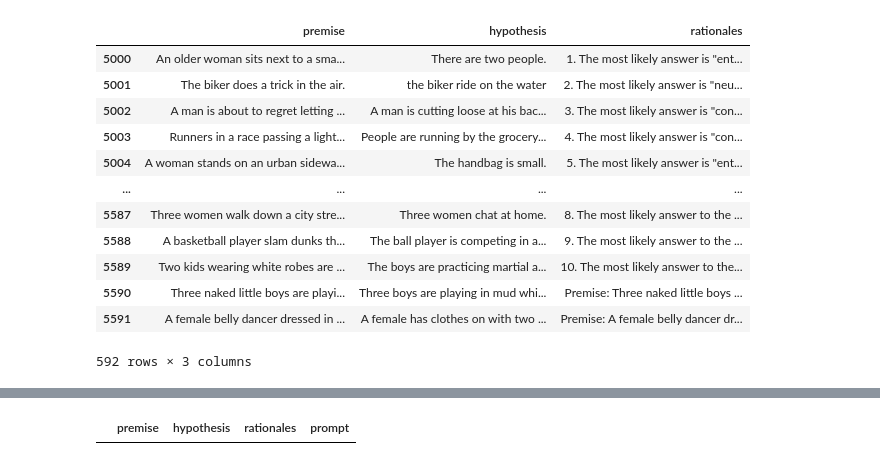
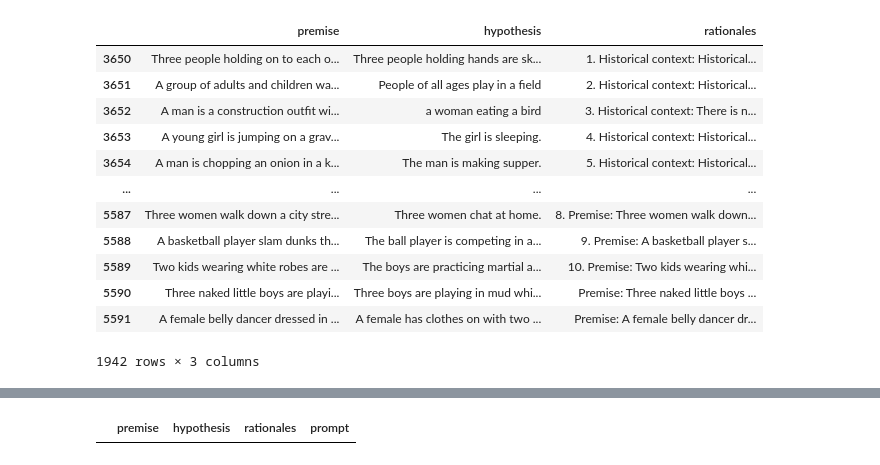
Before and after one commit to huypham1103/distilling-step-by-step, a Jupyter notebook: [API] dataset/handle.ipynb, the cells around one changed output, grey strips where cells are left out. Drawn from its saved outputs; the diff is of its cells as text; code cells hidden in the pictures.

Commit message:
monday with complete historical data

```diff
--- a/[API] dataset/handle.ipynb
+++ b/[API] dataset/handle.ipynb
@@ -21,20 +21,20 @@ csv_1
 # %%
-csv_2 = pd.read_csv('Comparative2.csv', index_col=0, sep='|')
+csv_2 = pd.read_csv('Historical2.csv', index_col=0, sep='|')
 csv_2
 # %% [output]
 |  | premise | hypothesis | rationales |
-| 5000 | An older woman sits next to a sma... | There are two people. | 1. The most likely answer is "ent... |
-| 5001 | The biker does a trick in the air. | the biker ride on the water | 2. The most likely answer is "neu... |
-| 5002 | A man is about to regret letting ... | A man is cutting loose at his bac... | 3. The most likely answer is "con... |
-| 5003 | Runners in a race passing a light... | People are running by the grocery... | 4. The most likely answer is "con... |
-| 5004 | A woman stands on an urban sidewa... | The handbag is small. | 5. The most likely answer is "ent... |
+| 3650 | Three people holding on to each o... | Three people holding hands are sk... | 1. Historical context: Historical... |
+| 3651 | A group of adults and children wa... | People of all ages play in a field | 2. Historical context: Historical... |
+| 3652 | A man is a construction outfit wi... | a woman eating a bird | 3. Historical context: There is n... |
+| 3653 | A young girl is jumping on a grav... | The girl is sleeping. | 4. Historical context: Historical... |
+| 3654 | A man is chopping an onion in a k... | The man is making supper. | 5. Historical context: Historical... |
 | ... | ... | ... | ... |
-| 5587 | Three women walk down a city stre... | Three women chat at home. | 8. The most likely answer to the ... |
-| 5588 | A basketball player slam dunks th... | The ball player is competing in a... | 9. The most likely answer to the ... |
-| 5589 | Two kids wearing white robes are ... | The boys are practicing martial a... | 10. The most likely answer to the... |
+| 5587 | Three women walk down a city stre... | Three women chat at home. | 8. Premise: Three women walk down... |
+| 5588 | A basketball player slam dunks th... | The ball player is competing in a... | 9. Premise: A basketball player s... |
+| 5589 | Two kids wearing white robes are ... | The boys are practicing martial a... | 10. Premise: Two kids wearing whi... |
 | 5590 | Three naked little boys are playi... | Three boys are playing in mud whi... | Premise: Three naked little boys ... |
 | 5591 | A female belly dancer dressed in ... | A female has clothes on with two ... | Premise: A female belly dancer dr... |
-592 rows × 3 columns
+1942 rows × 3 columns
 # %%
 csv_1 = pd.concat([csv_1, csv_2])
 csv_1
```
Also changed, not shown: parts of 11 cells of this notebook, 6 other files.
